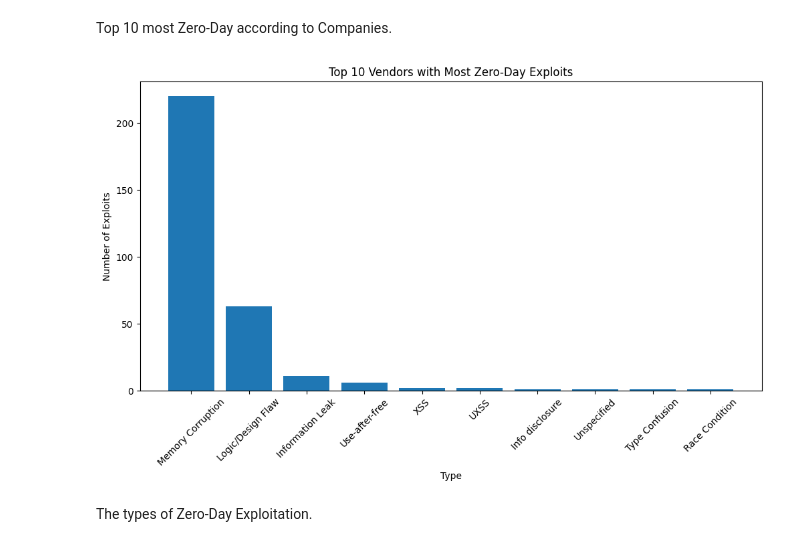
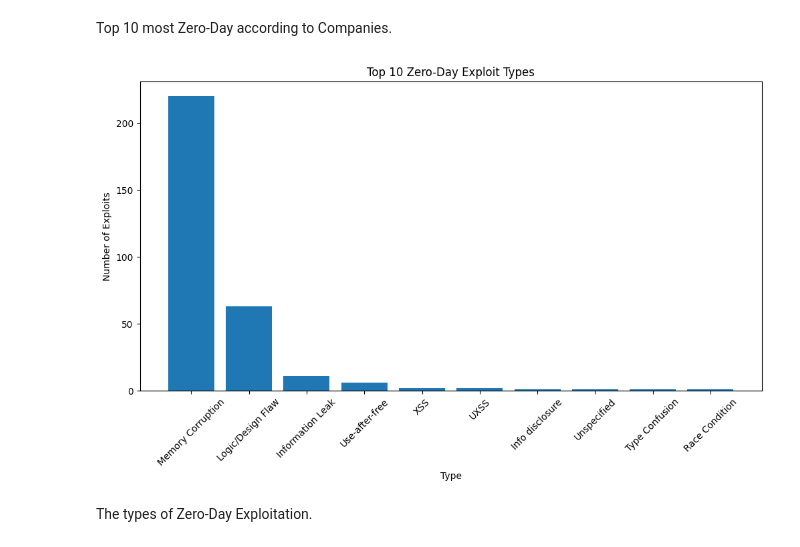
Before and after one commit to samirbhattarai135/Google-Zero-Day-in-the-Wild, a Jupyter notebook: Google_Zero_Day_in_the_Wild.ipynb, the cells around one changed output. Saved outputs shown, nothing was run; the diff lists cells and outputs as text; code cells hidden in the pictures.

```diff
--- a/Google_Zero_Day_in_the_Wild.ipynb
+++ b/Google_Zero_Day_in_the_Wild.ipynb
@@ -38,15 +38,15 @@ Top 10 most Zero-Day according to Companies.
 # %%
 
 values = df['Type'].value_counts()
 plt.figure(figsize=(12, 6))
 plt.bar(values[:10].index, values[:10])
 plt.xlabel('Type')
 plt.ylabel('Number of Exploits')
 plt.xticks(rotation=45)
-plt.title('Top 10 Vendors with Most Zero-Day Exploits')
+plt.title('Top 10 Zero-Day Exploit Types')
 plt.show()
 # %% [output]
-[figure, old version]
+[figure, new version]
 # %% [markdown]
 The types of Zero-Day Exploitation.
 # %%
```
Also changed, not shown: parts of 13 cells of this notebook, 1 other file.
